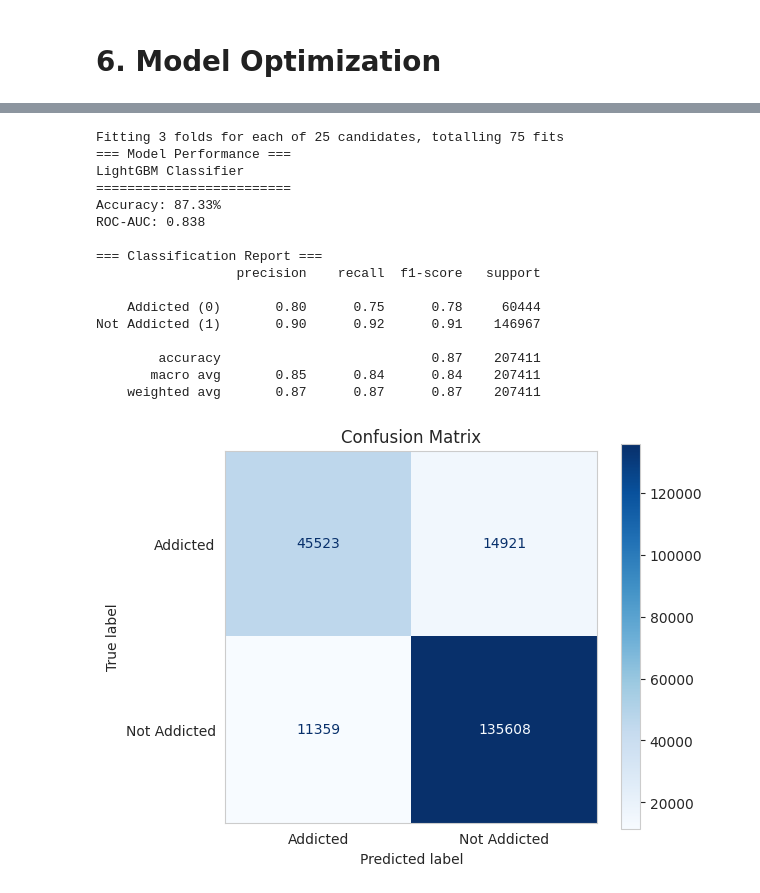
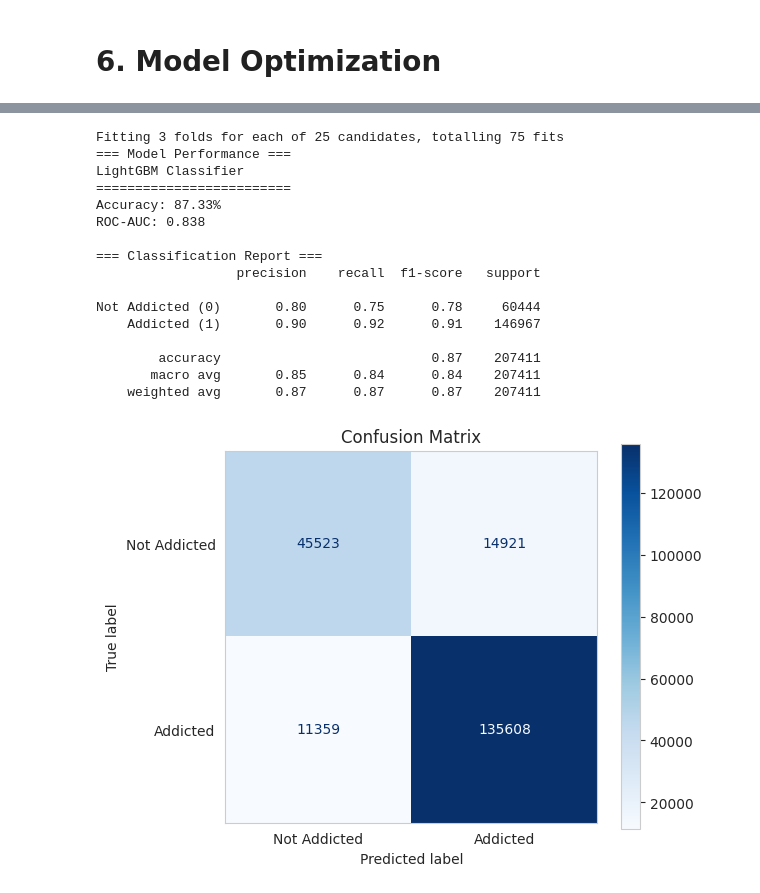
Before and after one commit to kamxsato/MIS444_Final_Project, a Jupyter notebook: 24104087_Final_Project.ipynb, the cells around one changed output, grey strips where cells are left out. Drawn from its saved outputs; the diff is of its cells as text; code cells hidden in the pictures.

```diff
--- a/24104087_Final_Project.ipynb
+++ b/24104087_Final_Project.ipynb
@@ -759,8 +790,10 @@ def evaluate(y_true, y_pred, model_name):
   acc = accuracy_score(y_true, y_pred)
   auc = roc_auc_score(y_true, y_pred)
   cr = classification_report(y_true, y_pred,
-                             target_names=['Addicted (0)', 'Not Addicted (1)'])
-  cm = confusion_matrix(y_true, y_pred)
+                             labels=[0, 1],
+                             target_names=['Not Addicted (0)', 'Addicted (1)'],
+                             output_dict=True)
+  cm = confusion_matrix(y_true, y_pred, labels=[0, 1])
 
   print(f'=== Model Performance ===')
   print(f'{model_name}')
@@ -768,15 +801,27 @@ def evaluate(y_true, y_pred, model_name):
   print(f'Accuracy: {acc:.2%}')
   print(f'ROC-AUC: {auc:.3f}\n')
   print(f'=== Classification Report ===')
-  print(cr)
+  print(classification_report(y_true,
+                              y_pred,
+                              labels=[0, 1],
+                              target_names=['Not Addicted (0)', 'Addicted (1)']))
 
   fig, ax = plt.subplots(figsize=(6, 5))
-  disp = ConfusionMatrixDisplay(confusion_matrix=cm, display_labels=["Addicted", "Not Addicted"])
+  disp = ConfusionMatrixDisplay(confusion_matrix=cm, display_labels=["Not Addicted", "Addicted"])
   disp.plot(cmap="Blues", ax=ax, values_format="d")
   plt.title('Confusion Matrix')
   plt.grid(False)
   plt.show()
 
+  return {
+      'Model': model_name,
+      'Accuracy (%)': round(acc * 100, 2),
+      'ROC-AUC': round(auc, 3),
+      'Precision (Addicted)': round(cr['Addicted (1)']['precision'], 2),
+      'Recall (Addicted)': round(cr['Addicted (1)']['recall'], 2),
+      'F1 (Addicted)': round(cr['Addicted (1)']['f1-score'], 2)
+  }
+
 print('Evaluation function ready')
 # %% [output]
 Evaluation function ready
@@ -1055,7 +1053,7 @@ Not Addicted (1)       0.90      0.92      0.91    146967
 # %%
 # 6.3 LightGBM Optimization
 
-lgb_model = LGBMClassifier(
+lgbm_model = LGBMClassifier(
     objective='binary',
     metric='binary_logloss',
     random_state=42,
@@ -1063,7 +1061,7 @@ lgb_model = LGBMClassifier(
     verbose=-1
 )
 
-lgb_param_grid = {
+lgbm_param_grid = {
     'n_estimators': [100, 200, 300],
     'num_leaves': [31, 50, 70, 90],
     'max_depth': [-1, 6, 10],
@@ -1072,42 +1070,42 @@ lgb_param_grid = {
     'colsample_bytree': [0.7, 0.8, 0.9, 1.0]
 }
 
-lgb_grid = RandomizedSearchCV(
-    estimator=lgb_model,
-    param_distributions=lgb_param_grid,
+lgbm_grid = RandomizedSearchCV(
+    estimator=lgbm_model,
+    param_distributions=lgbm_param_grid,
     n_iter=25,
     scoring='f1',
     cv=kf,
     n_jobs=-1,
     verbose=1,
     random_state=42,
     return_train_score=False
 )
 
-lgb_grid.fit(X_sub, y_sub)
+lgbm_grid.fit(X_sub, y_sub)
 
-best_lgb = lgb_grid.best_estimator_
-best_lgb.fit(X_train, y_train)
+best_lgbm = lgbm_grid.best_estimator_
+best_lgbm.fit(X_train, y_train)
 
-y_pred_lgb_tuned = best_lgb.predict(X_val)
-y_prob_lgb_tuned = best_lgb.predict_proba(X_val)[:, 1]
+y_pred_lgbm_tuned = best_lgbm.predict(X_val)
+y_prob_lgbm_tuned = best_lgbm.predict_proba(X_val)[:, 1]
 
-res_lgb_tuned = evaluate(y_val, y_pred_lgb_tuned, 'LightGBM Classifier')
+res_lgbm_tuned = evaluate(y_val, y_pred_lgbm_tuned, 'LightGBM Classifier')
 # %% [output]
 Fitting 3 folds for each of 25 candidates, totalling 75 fits
 === Model Performance ===
 LightGBM Classifier
 =========================
 Accuracy: 87.33%
 ROC-AUC: 0.838
 
 === Classification Report ===
                   precision    recall  f1-score   support
 
-    Addicted (0)       0.80      0.75      0.78     60444
-Not Addicted (1)       0.90      0.92      0.91    146967
+Not Addicted (0)       0.80      0.75      0.78     60444
+    Addicted (1)       0.90      0.92      0.91    146967
 
         accuracy                           0.87    207411
        macro avg       0.85      0.84      0.84    207411
     weighted avg       0.87      0.87      0.87    207411
-[figure, old version]
+[figure, new version]
```
Also changed, not shown: parts of 12 cells of this notebook.
